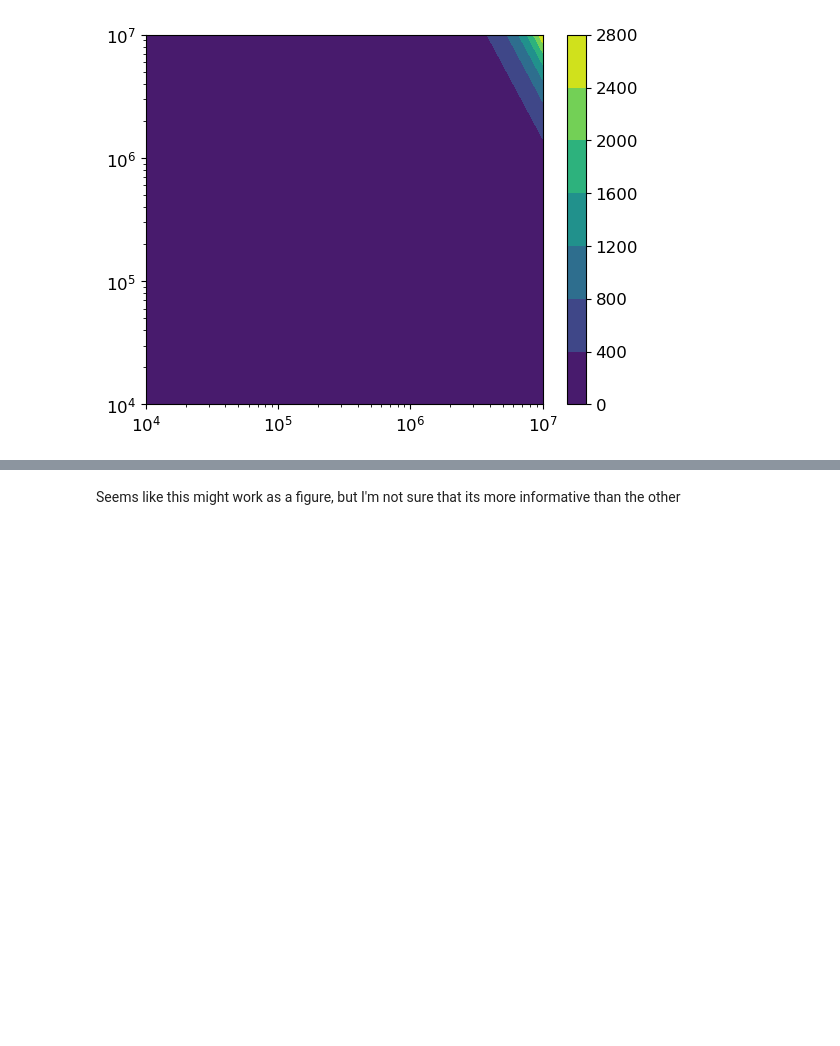
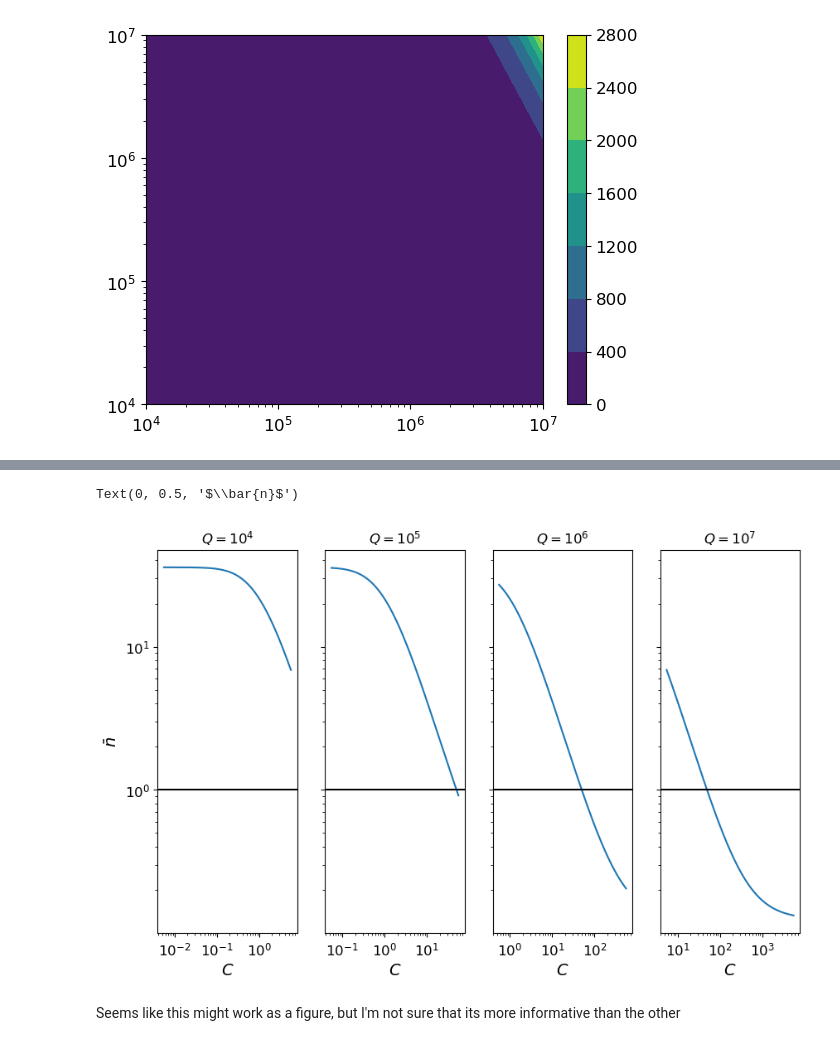
Before and after one commit to jleamer/mode_cooling, a Jupyter notebook: paper_calcs.ipynb, the cells around one changed output, grey strips where cells are left out. Drawn from its saved outputs; the diff is of its cells as text; code cells hidden in the pictures; blank space fills up the shorter version.

```diff
--- a/paper_calcs.ipynb
+++ b/paper_calcs.ipynb
@@ -157,3 +158,15 @@ plt.legend()
+# %%
+fig = plt.figure(1, figsize=(10,6))
+ax = fig.subplots(1, 4, sharey='all')
+for i in range(γ.shape[0]):
+    ax[i].loglog(C[i], nbars[i])
+    ax[i].set_xlabel("$C$")
+    ax[i].axhline(y=1, color='k')
+    ax[i].set_title("$Q=10^{" + str(i+4) + "}$")
+ax[0].set_ylabel("$\\bar{n}$")
+# %% [output]
+Text(0, 0.5, '$\\bar{n}$')
+[figure, added]
 # %% [markdown]
 Seems like this might work as a figure, but I'm not sure that its more informative than the other
 # %%
```
Also changed, not shown: parts of 8 cells of this notebook, 1 other file.
